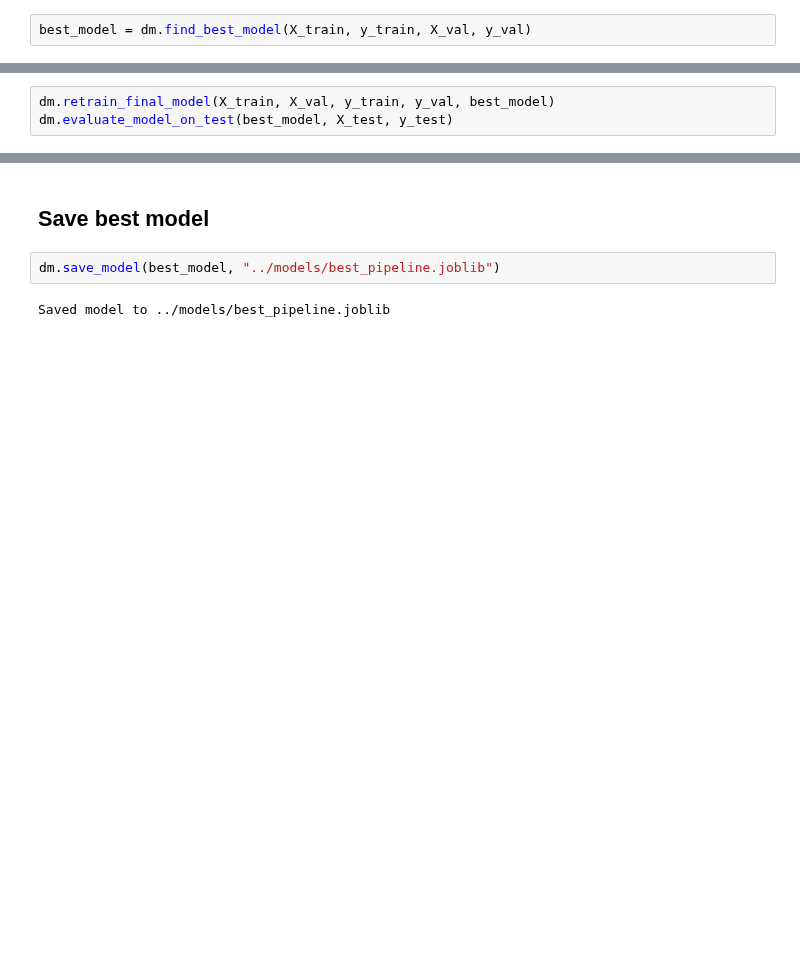
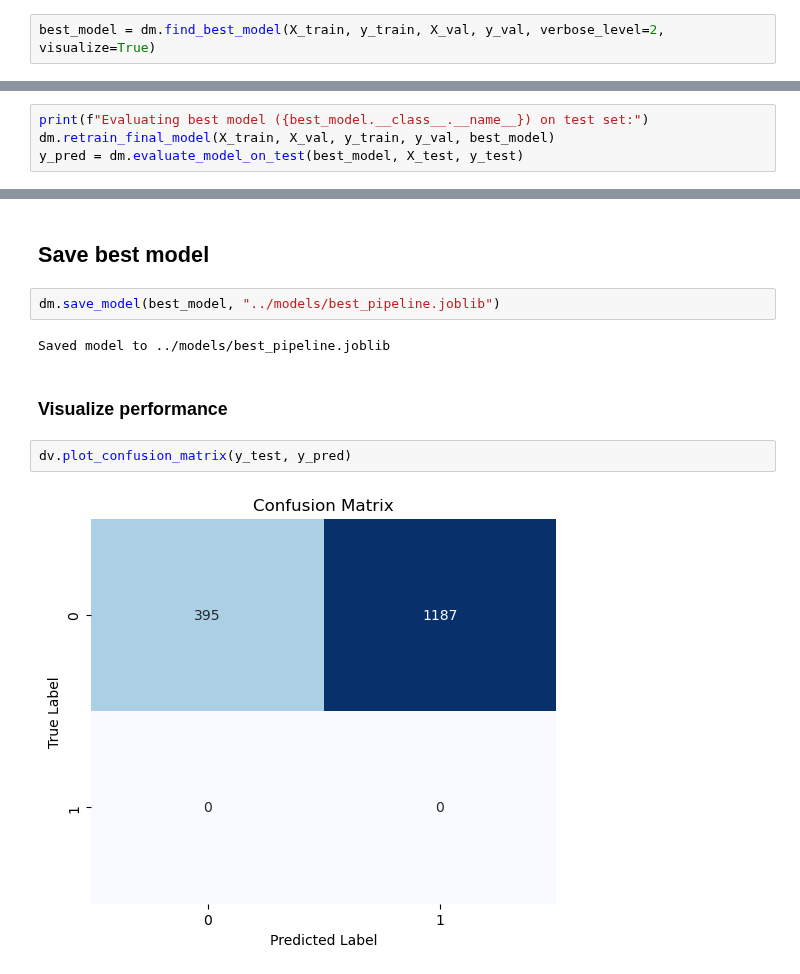
Before and after one commit to KaroGil/master_plug_prediction, a Jupyter notebook: notebooks/modeling.ipynb, the cells around one changed output, grey strips where cells are left out. Cells and saved outputs as stored; diff of their text form; blank space fills up the shorter version.

Commit message:
visualize loss

```diff
--- a/notebooks/modeling.ipynb
+++ b/notebooks/modeling.ipynb
@@ -127,7 +113,7 @@ weighted avg      0.971     0.696     0.793      1581
 Training and evaluating different models to find the best one.
 Performing hyperparametersearch on the models to find the best hyperparameters as well.
 # %%
-best_model = dm.find_best_model(X_train, y_train, X_val, y_val)
+best_model = dm.find_best_model(X_train, y_train, X_val, y_val, verbose_level=2, visualize=True)
 # %% [output]
 🔍 Tuning Random Forest...
 Searching over 4 hyperparameter combinations...
@@ -150,6 +136,7 @@ Best Random Forest model with params: {'n_estimators': 200, 'max_depth': 10} ach
 ## Test best model on test dataset
 Test the best model on the test dataset to check it´s generalization capabilities.
 # %%
+print(f"Evaluating best model ({best_model.__class__.__name__}) on test set:")
 dm.retrain_final_model(X_train, X_val, y_train, y_val, best_model)
-dm.evaluate_model_on_test(best_model, X_test, y_test)
+y_pred = dm.evaluate_model_on_test(best_model, X_test, y_test)
 # %% [output]
@@ -167,3 +157,9 @@ weighted avg      1.000     1.000     1.000      1582
 dm.save_model(best_model, "../models/best_pipeline.joblib")
 # %% [output]
 Saved model to ../models/best_pipeline.joblib
+# %% [markdown]
+### Visualize performance
+# %%
+dv.plot_confusion_matrix(y_test, y_pred)
+# %% [output]
+[figure, added]
```
Also changed, not shown: parts of 9 cells of this notebook, 5 other files.
